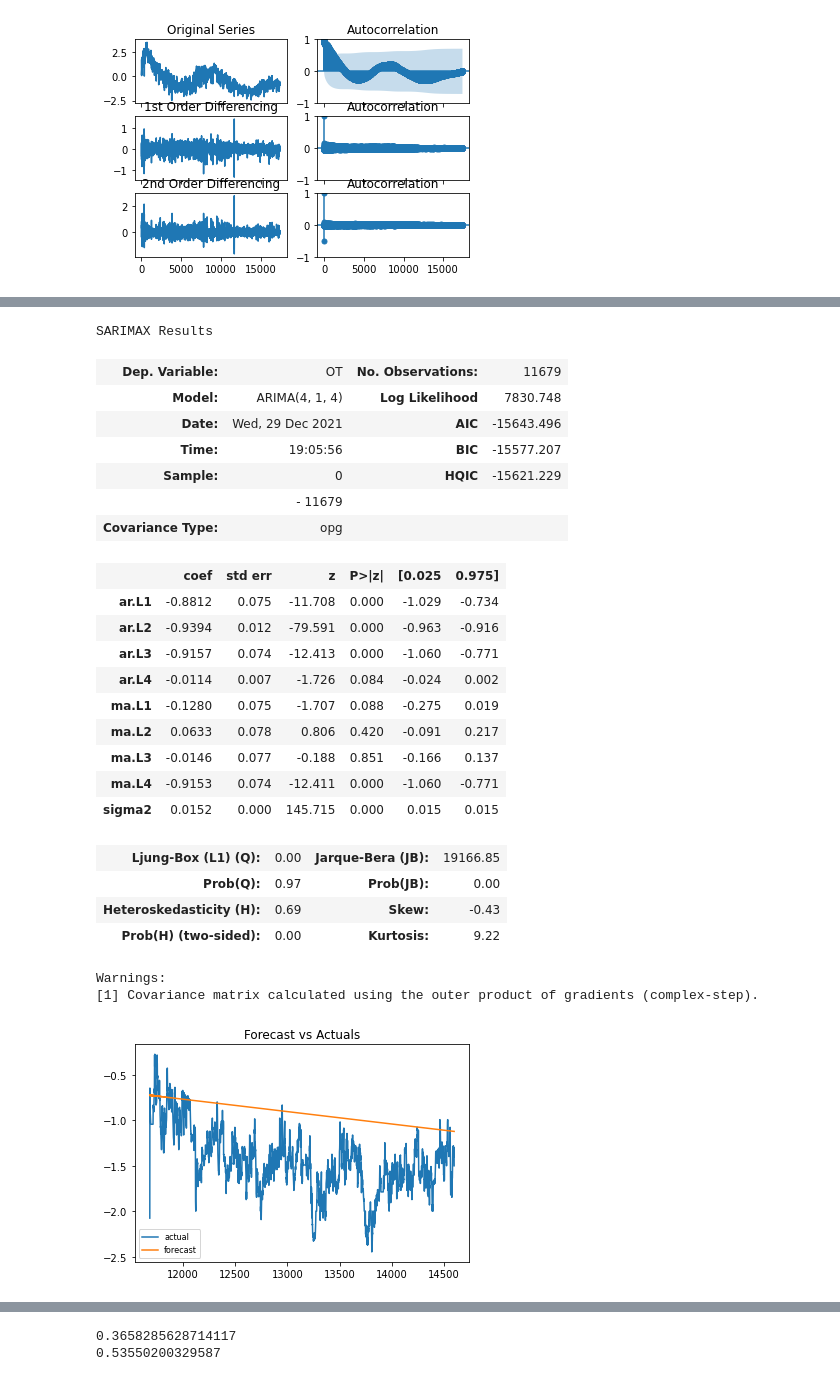
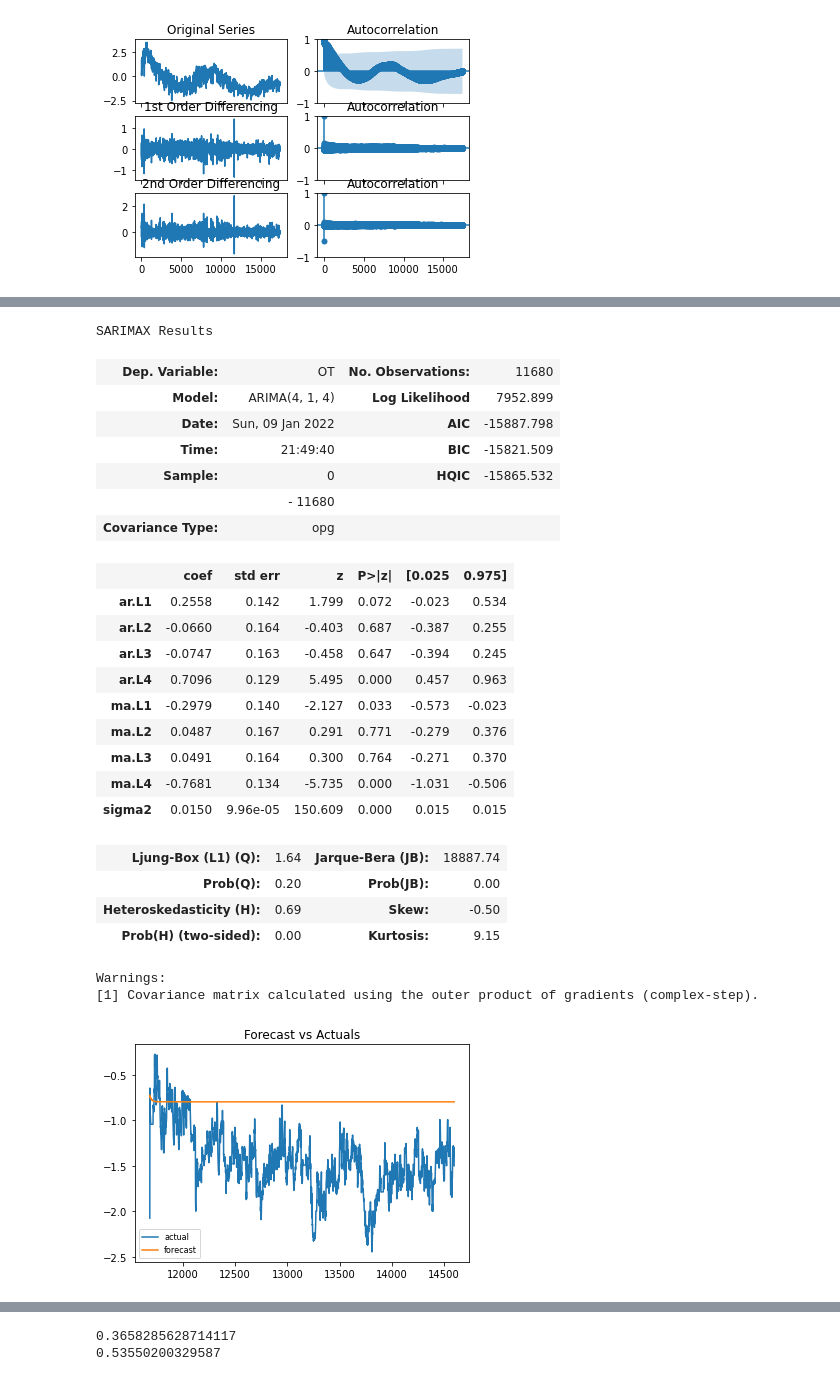
Before and after one commit to dmohorcic/SU_project, a Jupyter notebook: ARIMA/ARIMA_test.ipynb, the cells around one changed output, grey strips where cells are left out. Saved outputs shown, nothing was run; the diff lists cells and outputs as text; code cells hidden in the pictures.

```diff
--- a/ARIMA/ARIMA_test.ipynb
+++ b/ARIMA/ARIMA_test.ipynb
@@ -140,34 +140,34 @@ train = data.OT[:11680]
 test = data.OT[11680:14600]
 # %%
 order = (4, 1, 4)
-model = ARIMA(train.diff().dropna(), order=order)
+model = ARIMA(train, order=order)
 fitted = model.fit()
 fitted.summary()
 # %% [output]
 SARIMAX Results
-| Dep. Variable: | OT | No. Observations: | 11679 |
-| Model: | ARIMA(4, 1, 4) | Log Likelihood | 7830.748 |
-| Date: | Wed, 29 Dec 2021 | AIC | -15643.496 |
-| Time: | 19:05:56 | BIC | -15577.207 |
-| Sample: | 0 | HQIC | -15621.229 |
-|  | - 11679 |  |  |
+| Dep. Variable: | OT | No. Observations: | 11680 |
+| Model: | ARIMA(4, 1, 4) | Log Likelihood | 7952.899 |
+| Date: | Sun, 09 Jan 2022 | AIC | -15887.798 |
+| Time: | 21:49:40 | BIC | -15821.509 |
+| Sample: | 0 | HQIC | -15865.532 |
+|  | - 11680 |  |  |
 | Covariance Type: | opg |  |  |
 |  | coef | std err | z | P>|z| | [0.025 | 0.975] |
-| ar.L1 | -0.8812 | 0.075 | -11.708 | 0.000 | -1.029 | -0.734 |
-| ar.L2 | -0.9394 | 0.012 | -79.591 | 0.000 | -0.963 | -0.916 |
-| ar.L3 | -0.9157 | 0.074 | -12.413 | 0.000 | -1.060 | -0.771 |
-| ar.L4 | -0.0114 | 0.007 | -1.726 | 0.084 | -0.024 | 0.002 |
-| ma.L1 | -0.1280 | 0.075 | -1.707 | 0.088 | -0.275 | 0.019 |
-| ma.L2 | 0.0633 | 0.078 | 0.806 | 0.420 | -0.091 | 0.217 |
-| ma.L3 | -0.0146 | 0.077 | -0.188 | 0.851 | -0.166 | 0.137 |
-| ma.L4 | -0.9153 | 0.074 | -12.411 | 0.000 | -1.060 | -0.771 |
-| sigma2 | 0.0152 | 0.000 | 145.715 | 0.000 | 0.015 | 0.015 |
+| ar.L1 | 0.2558 | 0.142 | 1.799 | 0.072 | -0.023 | 0.534 |
+| ar.L2 | -0.0660 | 0.164 | -0.403 | 0.687 | -0.387 | 0.255 |
+| ar.L3 | -0.0747 | 0.163 | -0.458 | 0.647 | -0.394 | 0.245 |
+| ar.L4 | 0.7096 | 0.129 | 5.495 | 0.000 | 0.457 | 0.963 |
+| ma.L1 | -0.2979 | 0.140 | -2.127 | 0.033 | -0.573 | -0.023 |
+| ma.L2 | 0.0487 | 0.167 | 0.291 | 0.771 | -0.279 | 0.376 |
+| ma.L3 | 0.0491 | 0.164 | 0.300 | 0.764 | -0.271 | 0.370 |
+| ma.L4 | -0.7681 | 0.134 | -5.735 | 0.000 | -1.031 | -0.506 |
+| sigma2 | 0.0150 | 9.96e-05 | 150.609 | 0.000 | 0.015 | 0.015 |
-| Ljung-Box (L1) (Q): | 0.00 | Jarque-Bera (JB): | 19166.85 |
-| Prob(Q): | 0.97 | Prob(JB): | 0.00 |
-| Heteroskedasticity (H): | 0.69 | Skew: | -0.43 |
-| Prob(H) (two-sided): | 0.00 | Kurtosis: | 9.22 |
+| Ljung-Box (L1) (Q): | 1.64 | Jarque-Bera (JB): | 18887.74 |
+| Prob(Q): | 0.20 | Prob(JB): | 0.00 |
+| Heteroskedasticity (H): | 0.69 | Skew: | -0.50 |
+| Prob(H) (two-sided): | 0.00 | Kurtosis: | 9.15 |
 Warnings:
 [1] Covariance matrix calculated using the outer product of gradients (complex-step).
 # %%
-fc = fitted.forecast(validation.shape[0], alpha=0.05)  # 95% conf
+fc = fitted.forecast(test.shape[0], alpha=0.05)  # 95% conf
 # %%
@@ -181,9 +175,9 @@ res = pd.Series(data=res, index=[i for i in test.index])
 # %%
 #plt.plot(train, label='training')
 plt.plot(test, label='actual')
-plt.plot(res, label='forecast')
+plt.plot(fc, label='forecast')
 plt.title('Forecast vs Actuals')
 plt.legend(loc='lower left', fontsize=8)
 plt.show()
 # %% [output]
-[figure, old version]
+[figure, new version]
```
Also changed, not shown: parts of 5 cells of this notebook, 12 other files.
